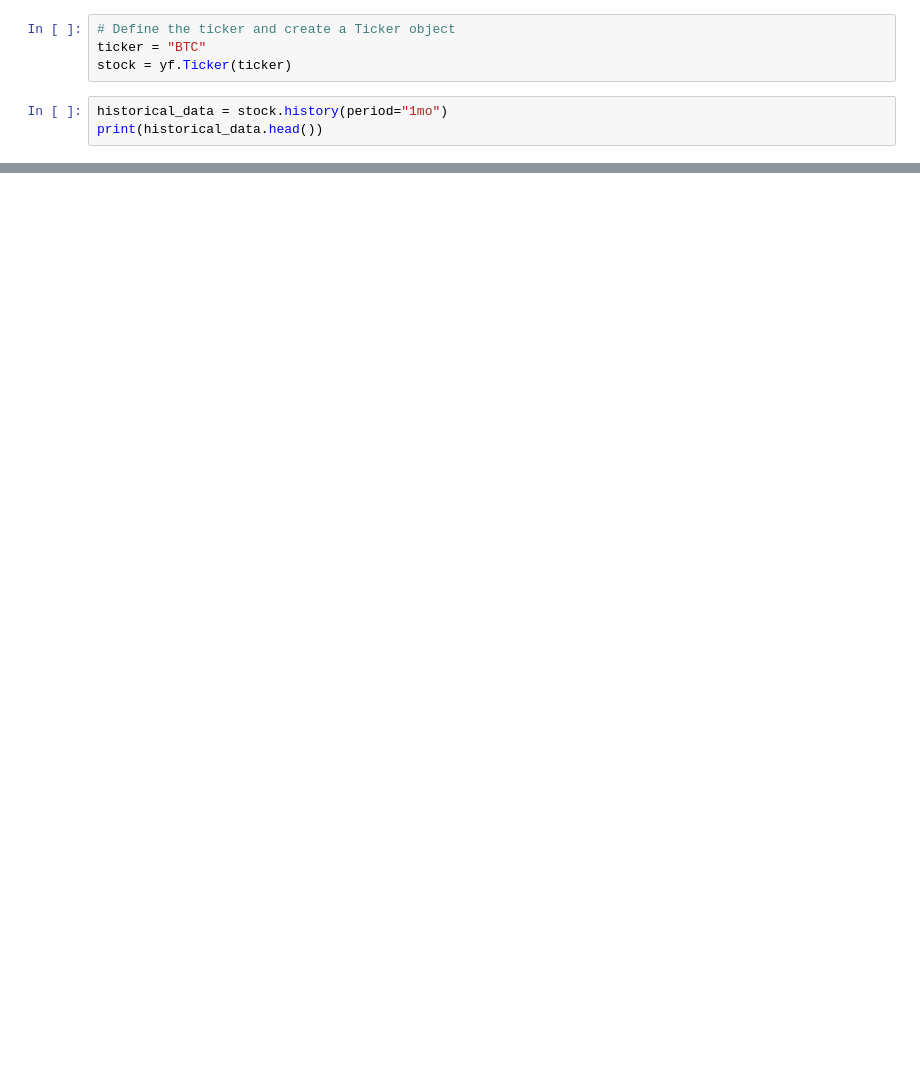
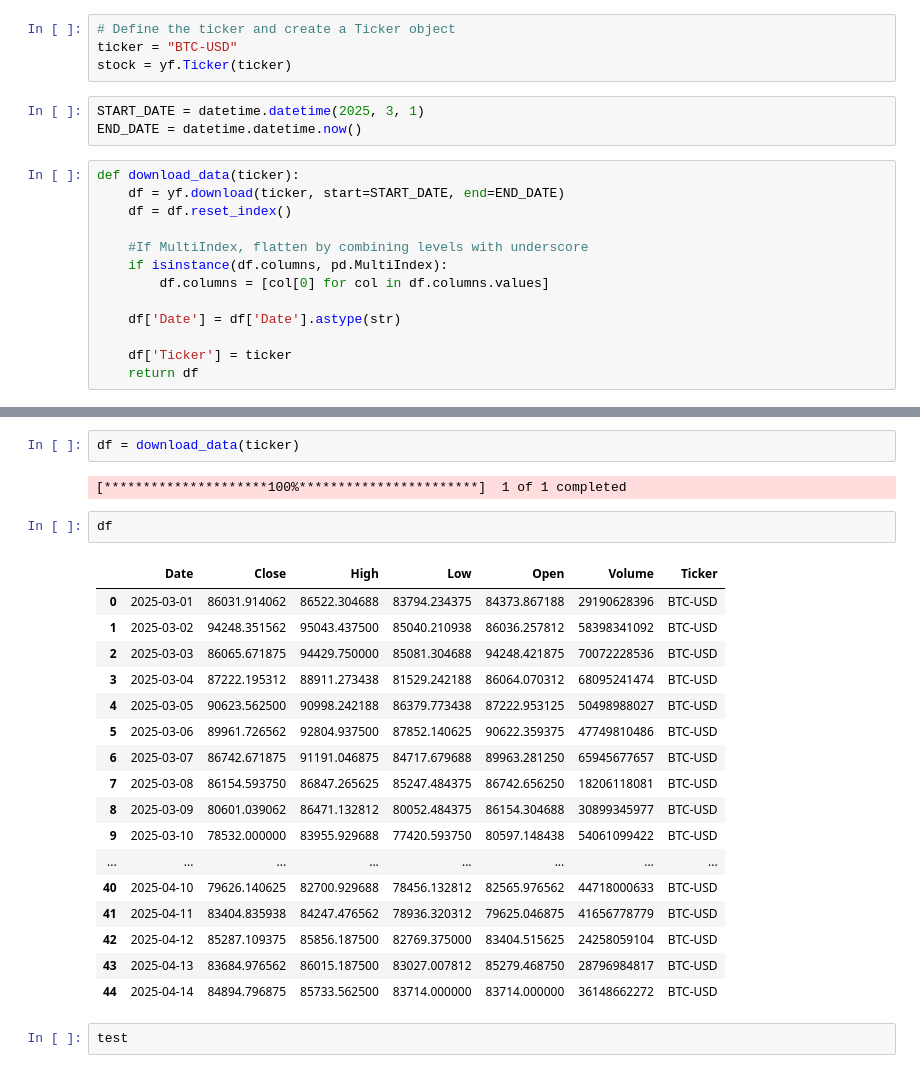
Before and after one commit to haphuong1810103/IS3107-Group-Project, a Jupyter notebook: data-crawl.ipynb, the cells around one changed output, grey strips where cells are left out. Drawn from its saved outputs; the diff is of its cells as text; blank space fills up the shorter version.

```diff
--- a/data-crawl.ipynb
+++ b/data-crawl.ipynb
@@ -6,7 +8,20 @@ import numpy as np
 # %%
 # Define the ticker and create a Ticker object
-ticker = "BTC"
+ticker = "BTC-USD"
 stock = yf.Ticker(ticker)
+# %%
+START_DATE = datetime.datetime(2025, 3, 1)
+END_DATE = datetime.datetime.now()
 # %%
-historical_data = stock.history(period="1mo")
-print(historical_data.head())
+def download_data(ticker):
+    df = yf.download(ticker, start=START_DATE, end=END_DATE)
+    df = df.reset_index()
+
+    #If MultiIndex, flatten by combining levels with underscore
+    if isinstance(df.columns, pd.MultiIndex):
+        df.columns = [col[0] for col in df.columns.values]
+
+    df['Date'] = df['Date'].astype(str)
+
+    df['Ticker'] = ticker
+    return df
@@ -28,0 +28,26 @@ Date
+# %%
+df = download_data(ticker)
+# %% [output]
+[*********************100%***********************]  1 of 1 completed
+# %%
+df
+# %% [output]
+|  | Date | Close | High | Low | Open | Volume | Ticker |
+| 0 | 2025-03-01 | 86031.914062 | 86522.304688 | 83794.234375 | 84373.867188 | 29190628396 | BTC-USD |
+| 1 | 2025-03-02 | 94248.351562 | 95043.437500 | 85040.210938 | 86036.257812 | 58398341092 | BTC-USD |
+| 2 | 2025-03-03 | 86065.671875 | 94429.750000 | 85081.304688 | 94248.421875 | 70072228536 | BTC-USD |
+| 3 | 2025-03-04 | 87222.195312 | 88911.273438 | 81529.242188 | 86064.070312 | 68095241474 | BTC-USD |
+| 4 | 2025-03-05 | 90623.562500 | 90998.242188 | 86379.773438 | 87222.953125 | 50498988027 | BTC-USD |
+| 5 | 2025-03-06 | 89961.726562 | 92804.937500 | 87852.140625 | 90622.359375 | 47749810486 | BTC-USD |
+| 6 | 2025-03-07 | 86742.671875 | 91191.046875 | 84717.679688 | 89963.281250 | 65945677657 | BTC-USD |
+| 7 | 2025-03-08 | 86154.593750 | 86847.265625 | 85247.484375 | 86742.656250 | 18206118081 | BTC-USD |
+| 8 | 2025-03-09 | 80601.039062 | 86471.132812 | 80052.484375 | 86154.304688 | 30899345977 | BTC-USD |
+| 9 | 2025-03-10 | 78532.000000 | 83955.929688 | 77420.593750 | 80597.148438 | 54061099422 | BTC-USD |
+| ... | ... | ... | ... | ... | ... | ... | ... |
+| 40 | 2025-04-10 | 79626.140625 | 82700.929688 | 78456.132812 | 82565.976562 | 44718000633 | BTC-USD |
+| 41 | 2025-04-11 | 83404.835938 | 84247.476562 | 78936.320312 | 79625.046875 | 41656778779 | BTC-USD |
+| 42 | 2025-04-12 | 85287.109375 | 85856.187500 | 82769.375000 | 83404.515625 | 24258059104 | BTC-USD |
+| 43 | 2025-04-13 | 83684.976562 | 86015.187500 | 83027.007812 | 85279.468750 | 28796984817 | BTC-USD |
+| 44 | 2025-04-14 | 84894.796875 | 85733.562500 | 83714.000000 | 83714.000000 | 36148662272 | BTC-USD |
+# %%
+test
```
Also changed, not shown: parts of 8 cells of this notebook, 2 other files.
